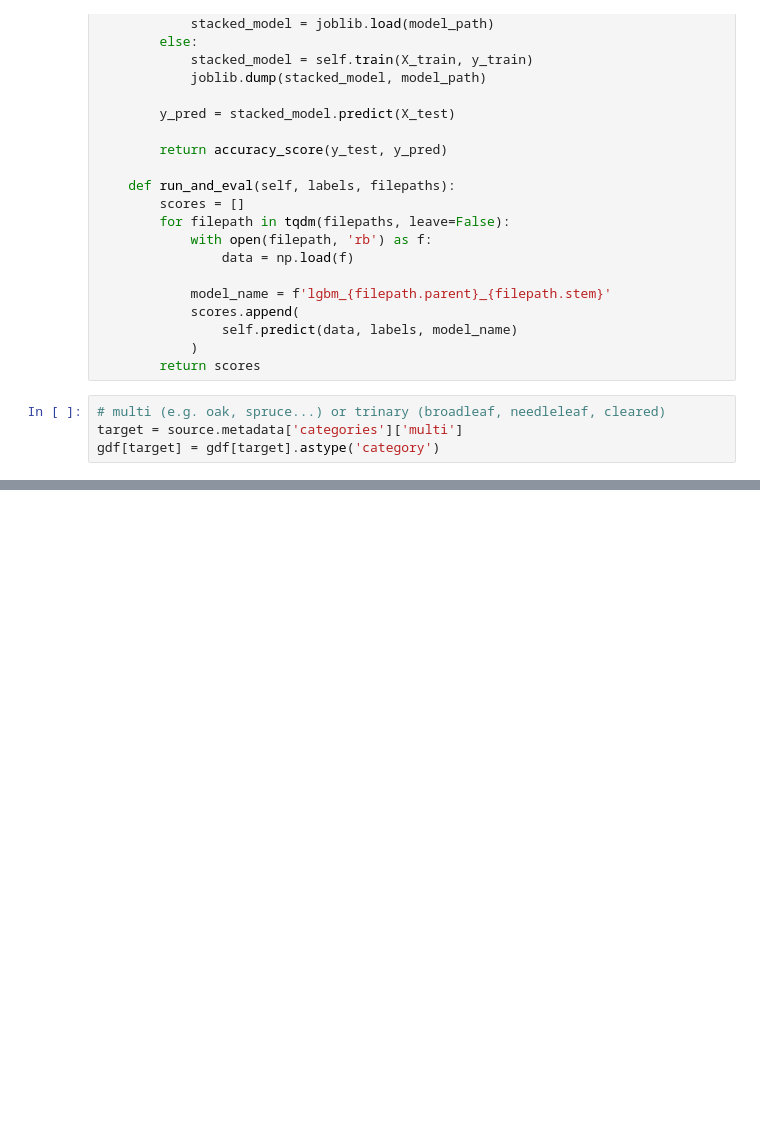
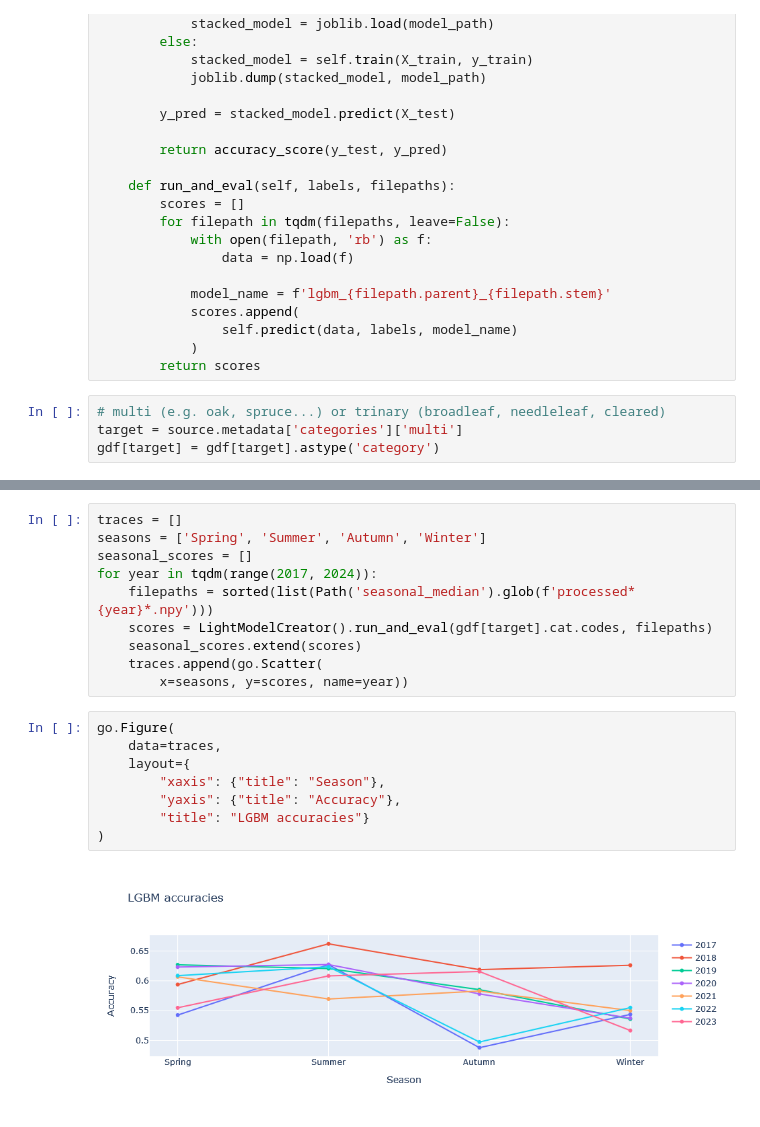
Before and after one commit to pj097/ClimateForestModeling, a Jupyter notebook: treesatai/lightgbm_sentinel.ipynb, the cells around one changed output, grey strips where cells are left out. Drawn from its saved outputs; the diff is of its cells as text; blank space fills up the shorter version.

```diff
--- a/treesatai/lightgbm_sentinel.ipynb
+++ b/treesatai/lightgbm_sentinel.ipynb
@@ -108,0 +131,20 @@ go.Figure(
+# %%
+traces = []
+seasons = ['Spring', 'Summer', 'Autumn', 'Winter']
+seasonal_scores = []
+for year in tqdm(range(2017, 2024)):
+    filepaths = sorted(list(Path('seasonal_median').glob(f'processed*{year}*.npy')))
+    scores = LightModelCreator().run_and_eval(gdf[target].cat.codes, filepaths)
+    seasonal_scores.extend(scores)
+    traces.append(go.Scatter(
+        x=seasons, y=scores, name=year))
+# %%
+go.Figure(
+    data=traces,
+    layout={
+        "xaxis": {"title": "Season"},
+        "yaxis": {"title": "Accuracy"},
+        "title": "LGBM accuracies"}
+)
+# %% [output]
+[figure, added]
```
Also changed, not shown: parts of 15 cells of this notebook, 50 other files.
